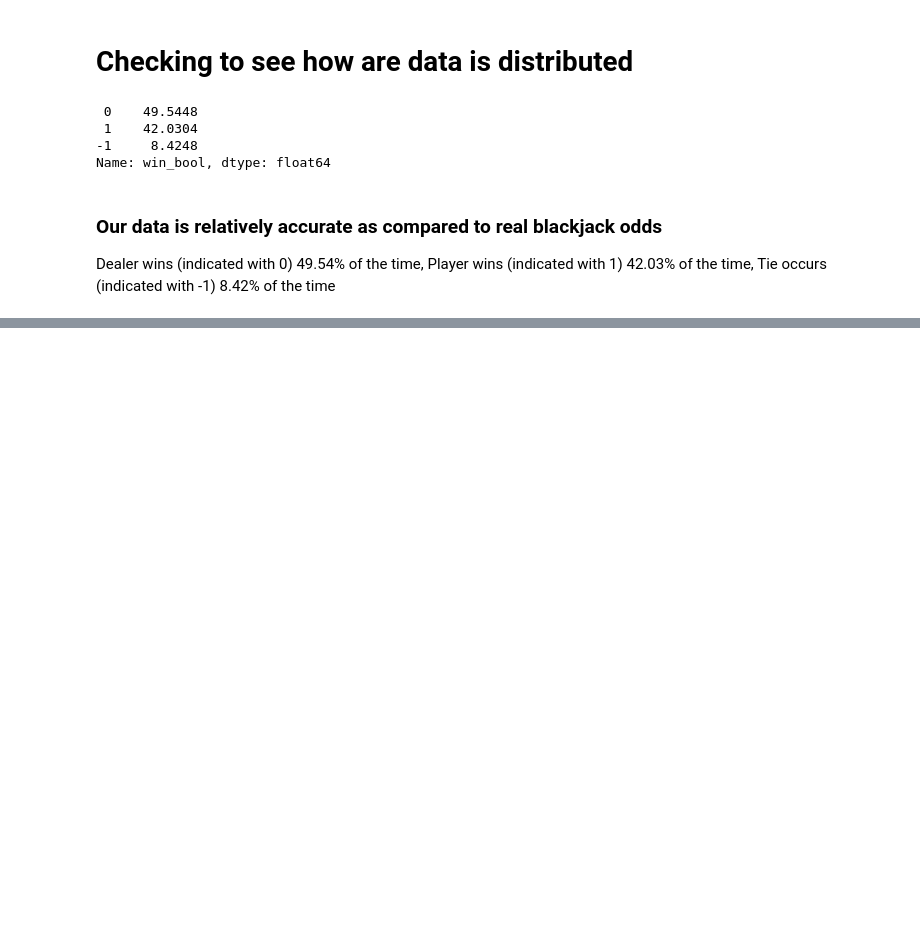
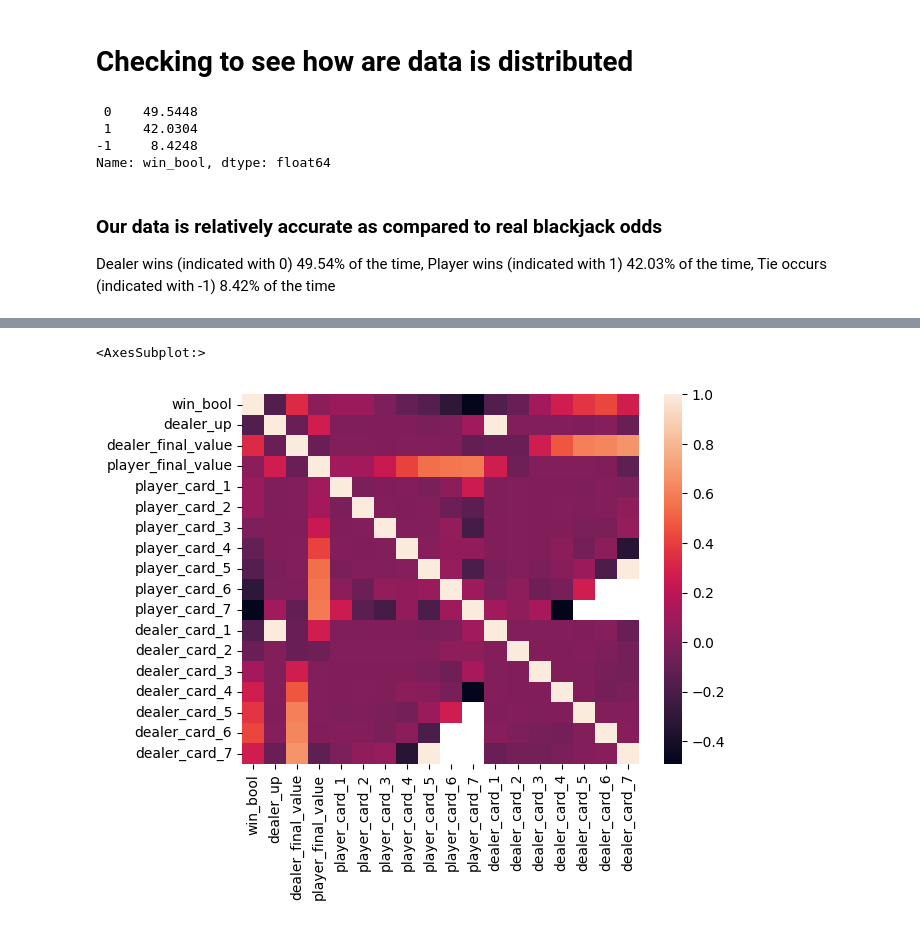
Before and after one commit to Jhwee2/Blackjack, a Jupyter notebook: blackjack.ipynb, the cells around one changed output, grey strips where cells are left out. Saved outputs shown, nothing was run; the diff lists cells and outputs as text; code cells hidden in the pictures; blank space fills up the shorter version.

```diff
--- a/blackjack.ipynb
+++ b/blackjack.ipynb
@@ -210,6 +217,7 @@ Tie occurs (indicated with -1) 8.42% of the time
 # %%
 df_cleaned['dealer_up'] = df['dealer_up']
 df_cleaned['dealer_final_value'] = df['dealer_final_value']
+df_cleaned['player_final_value']= df['player_final_value']
 df_cleaned
 # %% [output]
 |  | initial_hand_list | dealer_final_list | player_final_list | actions_taken_list | win_bool | dealer_up | ... |
@@ -227,0 +242,2 @@ df_cleaned
+# %%
+df_cleaned = df_cleaned.explode(['actions_taken_list','player_final_list'])
@@ -227,0 +273,6 @@ df_cleaned
+# %%
+condition = df_cleaned['action_taken_1'] == 'P'
+condition2 = df_cleaned['action_taken_2'] == 'P'
+condition3 = df_cleaned['action_taken_3'] == 'P'
+condition4 = df_cleaned['action_taken_4'] == 'P'
+df_cleaned = df_cleaned.drop(df_cleaned[condition|condition2|condition3|condition4].index)
@@ -227,0 +281,6 @@ df_cleaned
+# %%
+df_cleaned.player_final_value = df_cleaned.player_final_value.str.replace('\[', '',regex = True).replace('\]', '',regex = True).replace('\'BJ\'','21',regex = True)
+df_cleaned.dealer_final_value = df_cleaned.dealer_final_value.str.replace('BJ','21')
+df_cleaned['player_final_value'] = df_cleaned['player_final_value'].astype(int)
+df_cleaned['dealer_final_value'] = df_cleaned['dealer_final_value'].astype(int)
+df_cleaned
@@ -227,0 +337,8 @@ df_cleaned
+# %%
+corr = df_cleaned.corr()
+sns.heatmap(corr,
+        xticklabels=corr.columns,
+        yticklabels=corr.columns)
+# %% [output]
+<AxesSubplot:>
+[figure, added]
```
Also changed, not shown: parts of 12 cells of this notebook.
